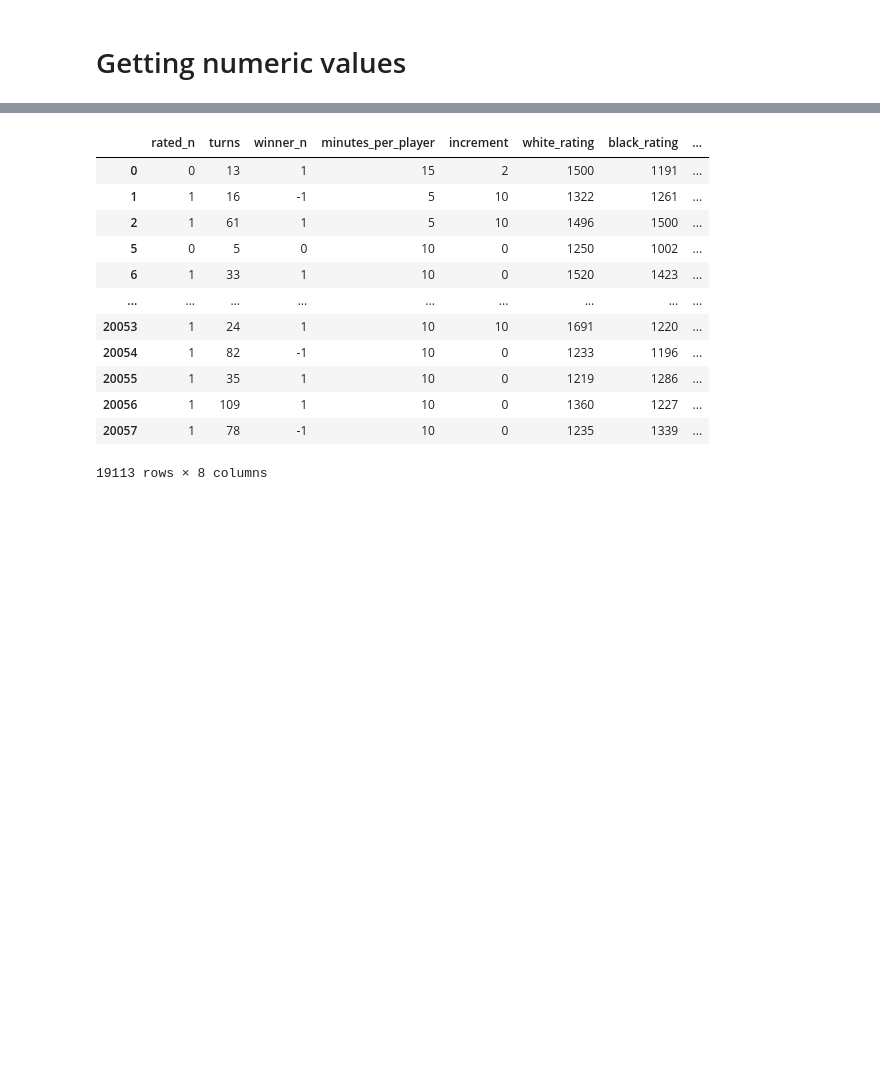
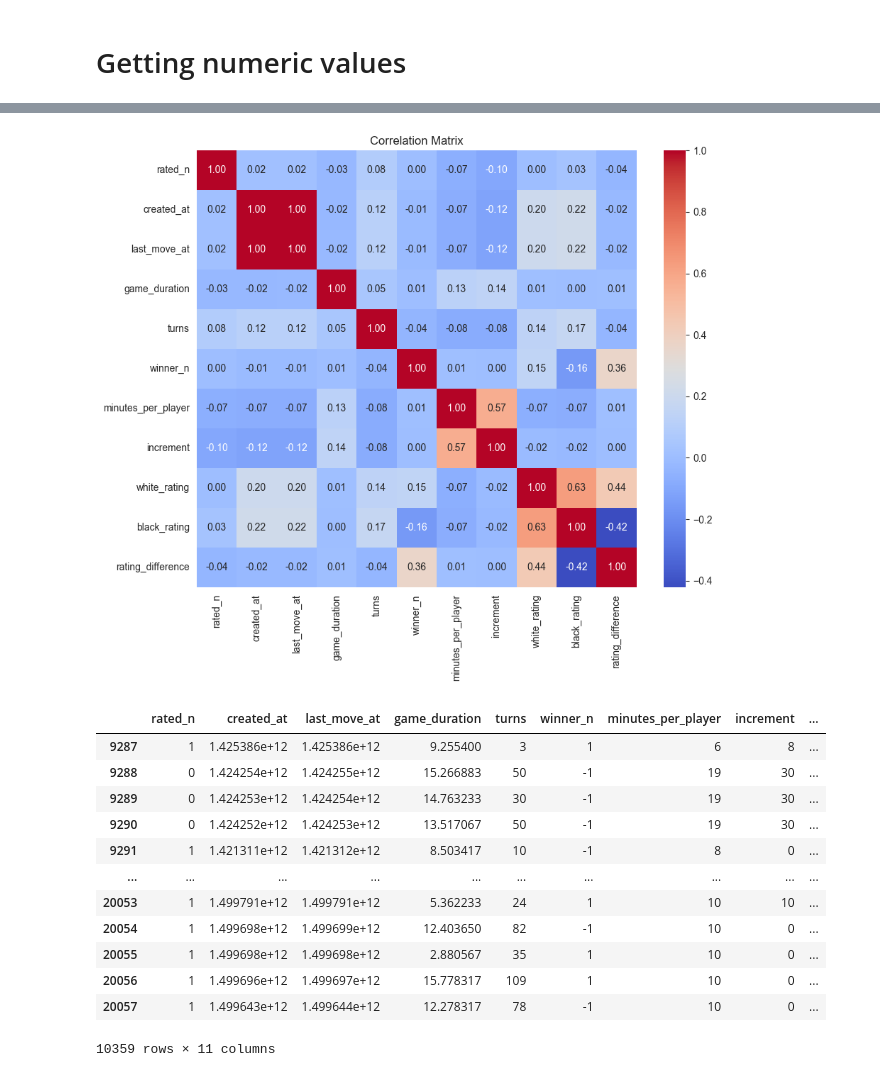
Before and after one commit to robinmoon2/AI_Application_HY, a Jupyter notebook: Data_chess/DataAnalysisTH.ipynb, the cells around one changed output, grey strips where cells are left out. Saved outputs shown, nothing was run; the diff lists cells and outputs as text; code cells hidden in the pictures; blank space fills up the shorter version.

```diff
--- a/Data_chess/DataAnalysisTH.ipynb
+++ b/Data_chess/DataAnalysisTH.ipynb
@@ -404,7 +405,7 @@ Name: game_duration, dtype: object
 Let us only analyse the precise timestamps to not get biased by the less precise ones.
 # %%
 # function to keep the rows with timestamp precision superior to n
-def most_precise(cdf, n):
+def most_precise(cdf, n=8):
     # Calculate the precision of the 'created_at' timestamps
     cdf['created_at_precision'] = cdf['created_at'].apply(timestamp_precision)
     cdf['last_move_at_precision'] = cdf['last_move_at'].apply(timestamp_precision)
@@ -416,11 +417,15 @@ def most_precise(cdf, n):
     # Drop the 'created_at_precision' column if no longer needed
     filtered_df = filtered_df.drop(columns=['created_at_precision'])
     filtered_df = filtered_df.drop(columns=['last_move_at_precision'])
+
+    # convert game_duration to minutes
+    filtered_df['game_duration'] = filtered_df['game_duration'].dt.total_seconds()/60
+
     # Display the filtered DataFrame
     return filtered_df
 
 # Filter the DataFrame to include only rows with non-zero game duration
-precise_duration_df = most_precise(df, 8)
+precise_duration_df = most_precise(df)
 
 # Display the new DataFrame
 precise_duration_df
@@ -779,21 +787,29 @@ plt.show()
 # Getting numeric values
 # %%
 numeric_feature = ['rated_n','turns', 'winner_n', 'minutes_per_player', 'increment', 'white_rating', 'black_rating', 'rating_difference']
+precise_numeric_feature = ['rated_n','created_at', 'last_move_at','game_duration','turns', 'winner_n', 'minutes_per_player', 'increment', 'white_rating', 'black_rating', 'rating_difference' ]
+
 numeric_df = df[numeric_feature]
 plot_correlation_matrix(numeric_df)
-numeric_df
+
+precise_duration_df = most_precise(df)
+precise_numeric_df = precise_duration_df[precise_numeric_feature]
+plot_correlation_matrix(precise_numeric_df)
+
+precise_numeric_df
 # %% [output]
 [figure]
+[figure, added]
-|  | rated_n | turns | winner_n | minutes_per_player | increment | white_rating | black_rating | ... |
-| 0 | 0 | 13 | 1 | 15 | 2 | 1500 | 1191 | ... |
-| 1 | 1 | 16 | -1 | 5 | 10 | 1322 | 1261 | ... |
-| 2 | 1 | 61 | 1 | 5 | 10 | 1496 | 1500 | ... |
-| 5 | 0 | 5 | 0 | 10 | 0 | 1250 | 1002 | ... |
-| 6 | 1 | 33 | 1 | 10 | 0 | 1520 | 1423 | ... |
-| ... | ... | ... | ... | ... | ... | ... | ... | ... |
-| 20053 | 1 | 24 | 1 | 10 | 10 | 1691 | 1220 | ... |
-| 20054 | 1 | 82 | -1 | 10 | 0 | 1233 | 1196 | ... |
-| 20055 | 1 | 35 | 1 | 10 | 0 | 1219 | 1286 | ... |
-| 20056 | 1 | 109 | 1 | 10 | 0 | 1360 | 1227 | ... |
-| 20057 | 1 | 78 | -1 | 10 | 0 | 1235 | 1339 | ... |
+|  | rated_n | created_at | last_move_at | game_duration | turns | winner_n | minutes_per_player | increment | ... |
+| 9287 | 1 | 1.425386e+12 | 1.425386e+12 | 9.255400 | 3 | 1 | 6 | 8 | ... |
+| 9288 | 0 | 1.424254e+12 | 1.424255e+12 | 15.266883 | 50 | -1 | 19 | 30 | ... |
+| 9289 | 0 | 1.424253e+12 | 1.424254e+12 | 14.763233 | 30 | -1 | 19 | 30 | ... |
+| 9290 | 0 | 1.424252e+12 | 1.424253e+12 | 13.517067 | 50 | -1 | 19 | 30 | ... |
+| 9291 | 1 | 1.421311e+12 | 1.421312e+12 | 8.503417 | 10 | -1 | 8 | 0 | ... |
+| ... | ... | ... | ... | ... | ... | ... | ... | ... | ... |
+| 20053 | 1 | 1.499791e+12 | 1.499791e+12 | 5.362233 | 24 | 1 | 10 | 10 | ... |
+| 20054 | 1 | 1.499698e+12 | 1.499699e+12 | 12.403650 | 82 | -1 | 10 | 0 | ... |
+| 20055 | 1 | 1.499698e+12 | 1.499698e+12 | 2.880567 | 35 | 1 | 10 | 0 | ... |
+| 20056 | 1 | 1.499696e+12 | 1.499697e+12 | 15.778317 | 109 | 1 | 10 | 0 | ... |
+| 20057 | 1 | 1.499643e+12 | 1.499644e+12 | 12.278317 | 78 | -1 | 10 | 0 | ... |
-19113 rows × 8 columns
+10359 rows × 11 columns
```
Also changed, not shown: parts of 4 cells of this notebook.
